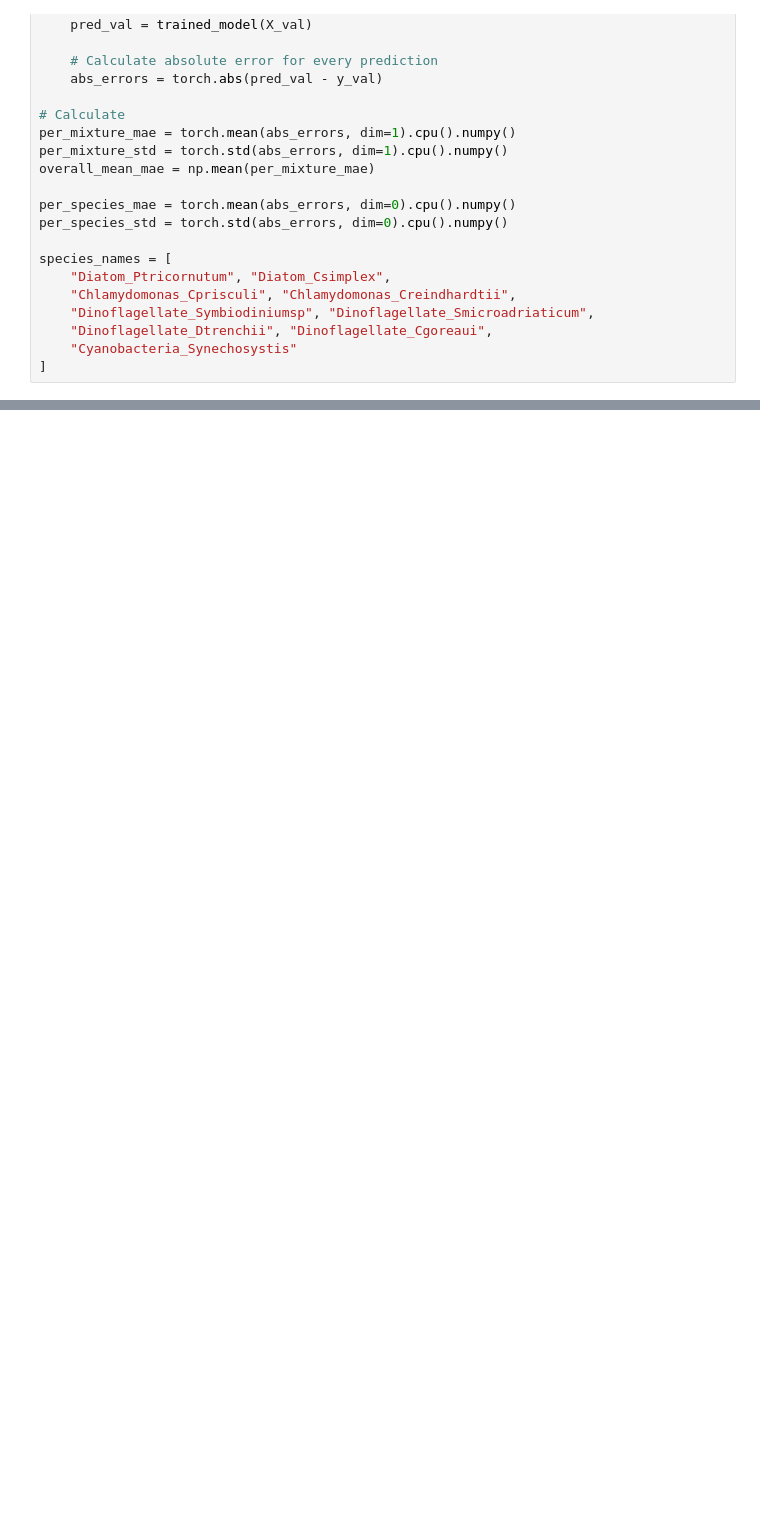
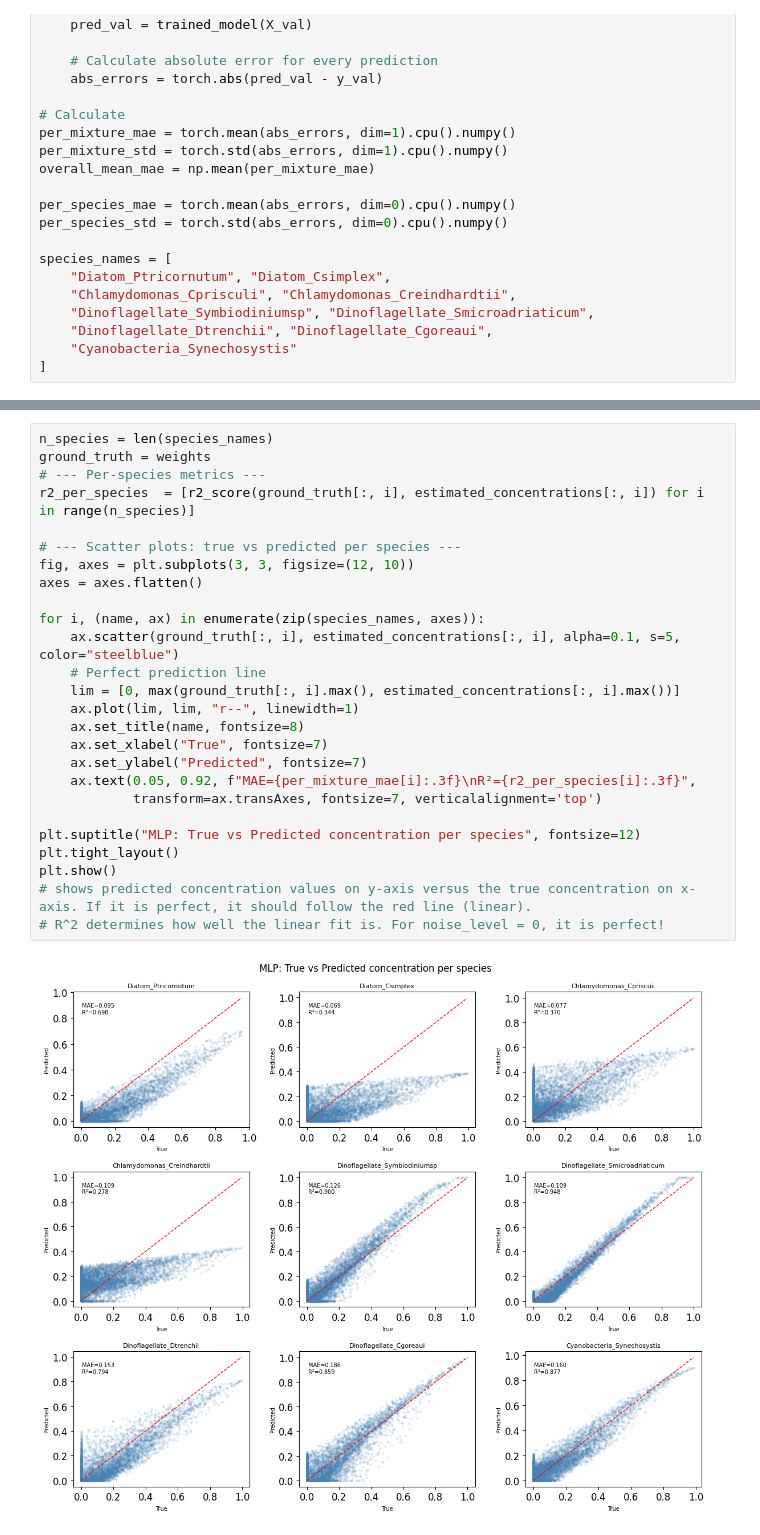
Before and after one commit to matsbannink/machine_learning, a Jupyter notebook: MLP_conc.ipynb, the cells around one changed output, grey strips where cells are left out. Saved outputs shown, nothing was run; the diff lists cells and outputs as text; blank space fills up the shorter version.

```diff
--- a/MLP_conc.ipynb
+++ b/MLP_conc.ipynb
@@ -333,0 +473,28 @@ print(mixtures_df)
+# %%
+n_species = len(species_names)
+ground_truth = weights
+# --- Per-species metrics ---
+r2_per_species  = [r2_score(ground_truth[:, i], estimated_concentrations[:, i]) for i in range(n_species)]
+
+# --- Scatter plots: true vs predicted per species ---
+fig, axes = plt.subplots(3, 3, figsize=(12, 10))
+axes = axes.flatten()
+
+for i, (name, ax) in enumerate(zip(species_names, axes)):
+    ax.scatter(ground_truth[:, i], estimated_concentrations[:, i], alpha=0.1, s=5, color="steelblue")
+    # Perfect prediction line
+    lim = [0, max(ground_truth[:, i].max(), estimated_concentrations[:, i].max())]
+    ax.plot(lim, lim, "r--", linewidth=1)
+    ax.set_title(name, fontsize=8)
+    ax.set_xlabel("True", fontsize=7)
+    ax.set_ylabel("Predicted", fontsize=7)
+    ax.text(0.05, 0.92, f"MAE={per_mixture_mae[i]:.3f}\nR²={r2_per_species[i]:.3f}",
+            transform=ax.transAxes, fontsize=7, verticalalignment='top')
+
+plt.suptitle("MLP: True vs Predicted concentration per species", fontsize=12)
+plt.tight_layout()
+plt.show()
+# shows predicted concentration values on y-axis versus the true concentration on x-axis. If it is perfect, it should follow the red line (linear).
+# R^2 determines how well the linear fit is. For noise_level = 0, it is perfect!
+# %% [output]
+[figure, added]
```
Also changed, not shown: parts of 10 cells of this notebook.
